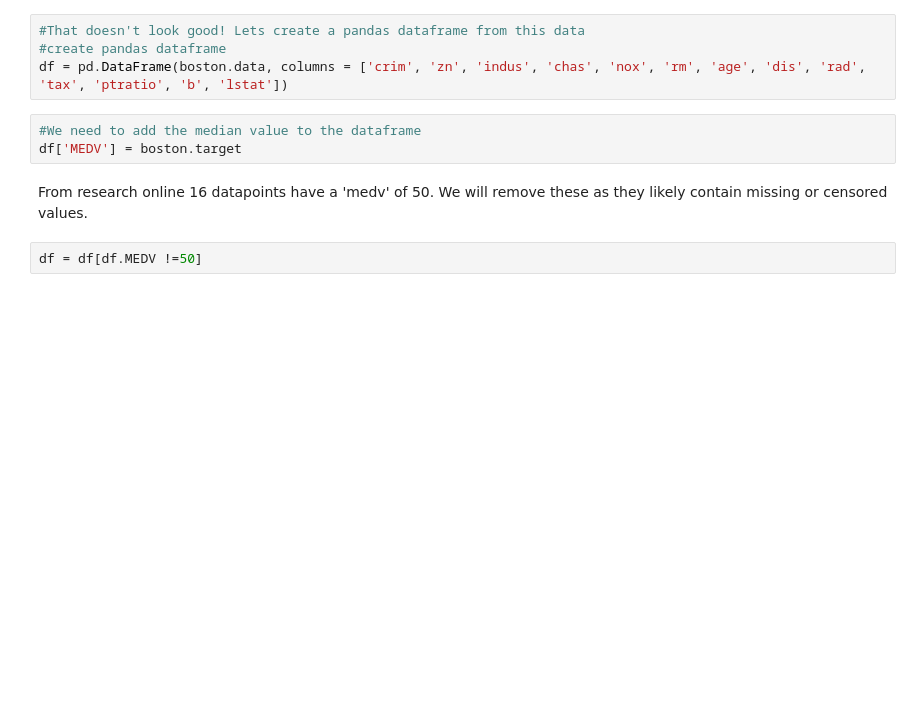
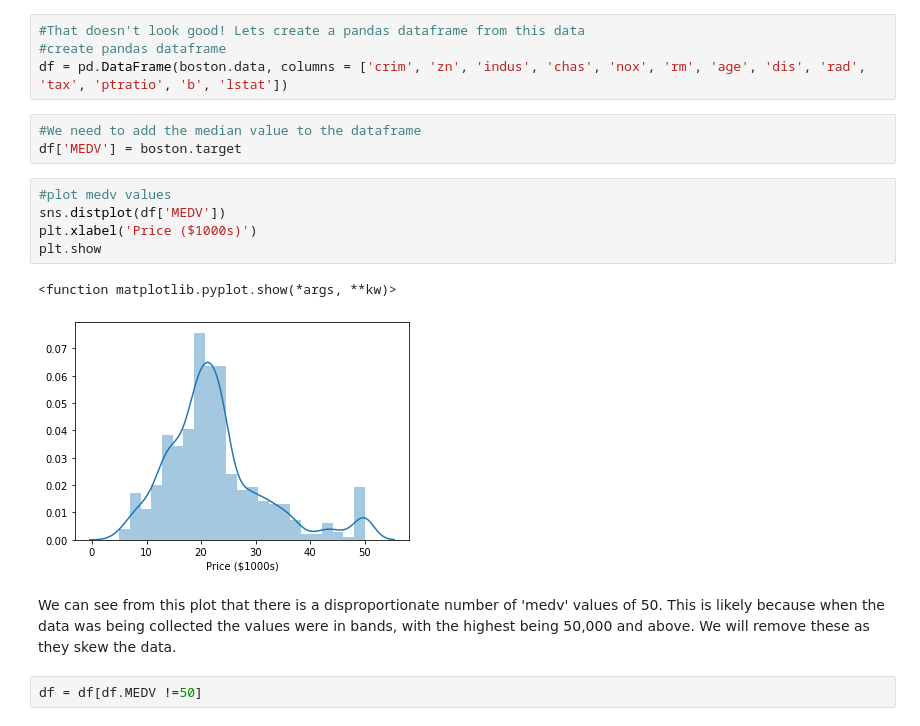
Before and after one commit to paulacduffy/machine-learning-assessment, a Jupyter notebook: The Boston Housing Dataset - An Analysis.ipynb, the cells around one changed output. Drawn from its saved outputs; the diff is of its cells as text; blank space fills up the shorter version.

```diff
--- a/The Boston Housing Dataset - An Analysis.ipynb
+++ b/The Boston Housing Dataset - An Analysis.ipynb
@@ -52,8 +52,16 @@ df = pd.DataFrame(boston.data, columns = ['crim', 'zn', 'indus', 'chas', 'nox',
 # %%
 #We need to add the median value to the dataframe
 df['MEDV'] = boston.target
-# %% [markdown]
-From research online 16 datapoints have a 'medv' of 50. We will remove these as they likely contain missing or censored values.
+# %%
+#plot medv values
+sns.distplot(df['MEDV'])
+plt.xlabel('Price ($1000s)')
+plt.show
+# %% [output]
+<function matplotlib.pyplot.show(*args, **kw)>
+[figure, added]
+# %% [markdown]
+We can see from this plot that there is a disproportionate number of 'medv' values of 50. This is likely because when the data was being collected the values were in bands, with the highest being 50,000 and above. We will remove these as they skew the data.
 # %%
 df = df[df.MEDV !=50]
 # %%
```
Also changed, not shown: parts of 25 cells of this notebook, 2 other files.
